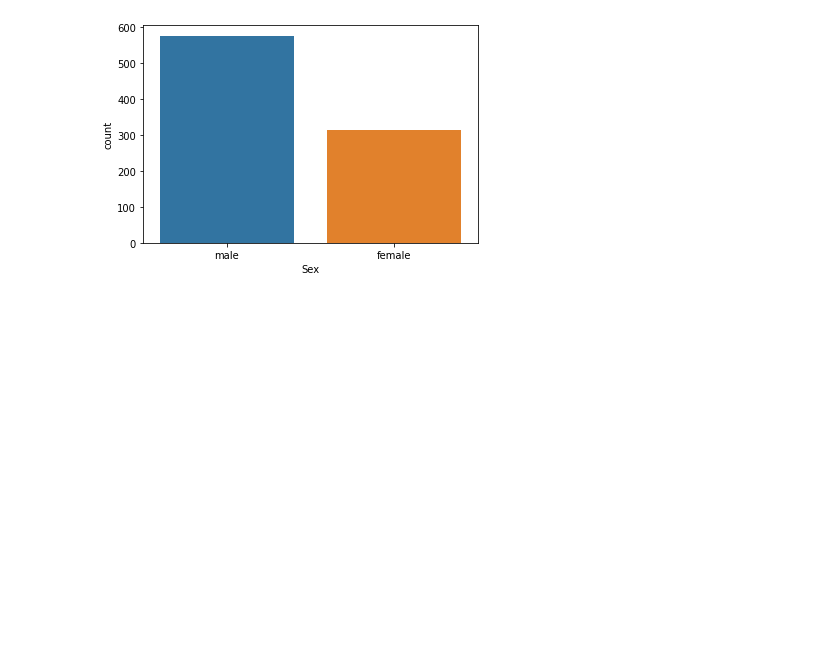
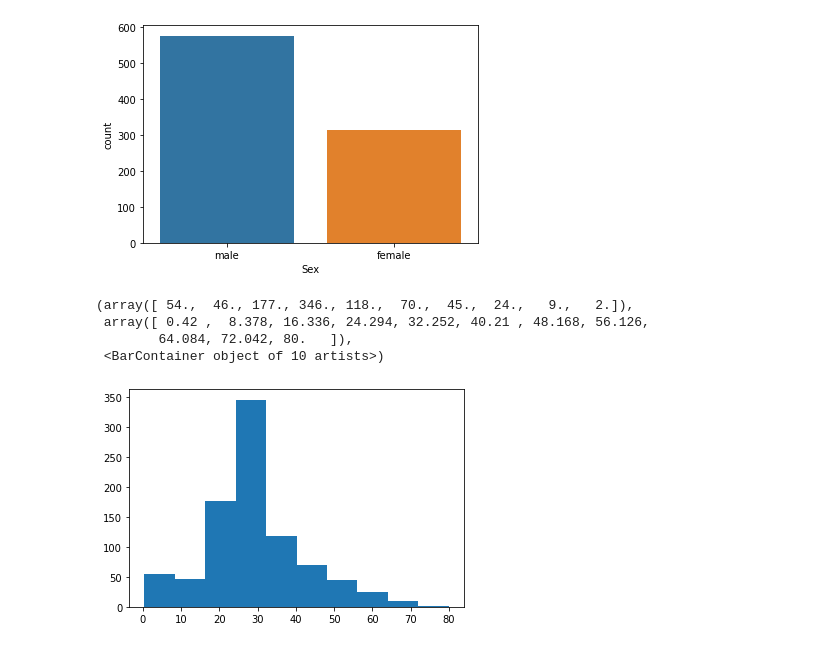
Before and after one commit to Dharmil4602/data-science-projects, a Jupyter notebook: Titanic/titanic.ipynb, the cells around one changed output. Saved outputs shown, nothing was run; the diff lists cells and outputs as text; code cells hidden in the pictures; blank space fills up the shorter version.

```diff
--- a/Titanic/titanic.ipynb
+++ b/Titanic/titanic.ipynb
@@ -269,3 +269,12 @@ sns.countplot(data['Sex'])
 # %% [output]
 <AxesSubplot:xlabel='Sex', ylabel='count'>
 [figure]
+# %%
+# Displaying Age using plt
+plt.hist(data['Age'])
+# %% [output]
+(array([ 54.,  46., 177., 346., 118.,  70.,  45.,  24.,   9.,   2.]),
+ array([ 0.42 ,  8.378, 16.336, 24.294, 32.252, 40.21 , 48.168, 56.126,
+        64.084, 72.042, 80.   ]),
+ <BarContainer object of 10 artists>)
+[figure, added]
```
Also changed, not shown: parts of 1 cell of this notebook.
